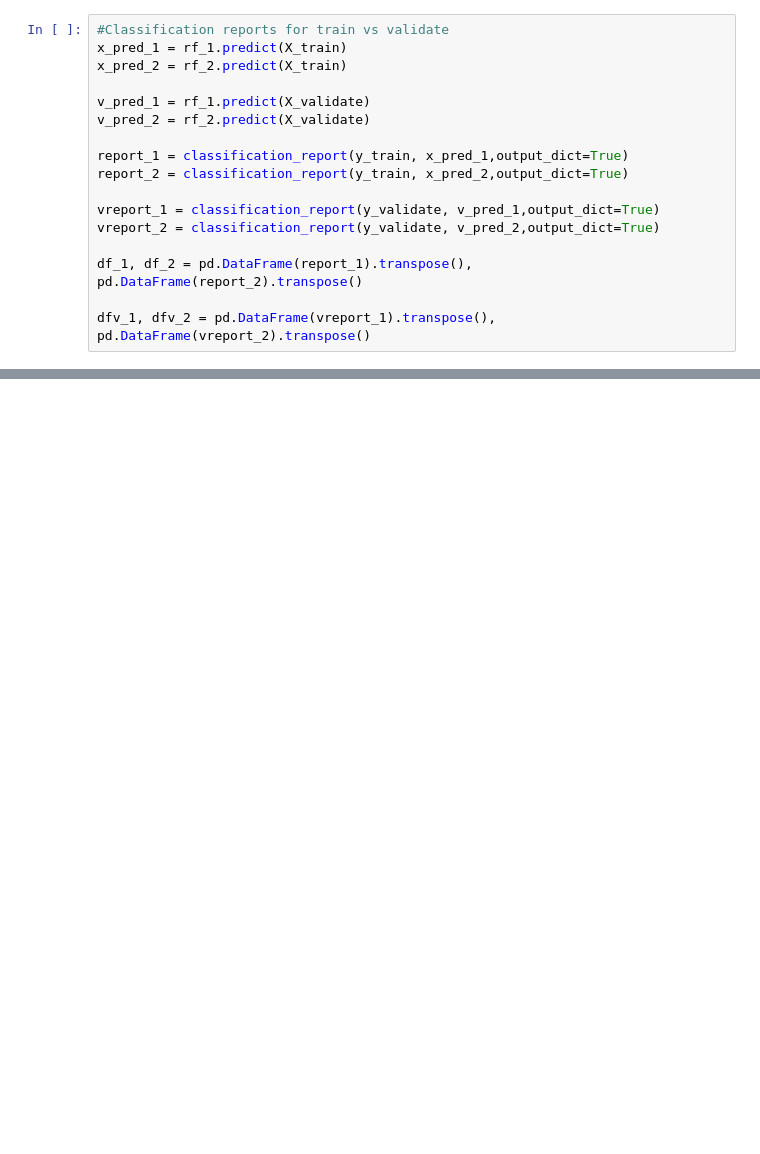
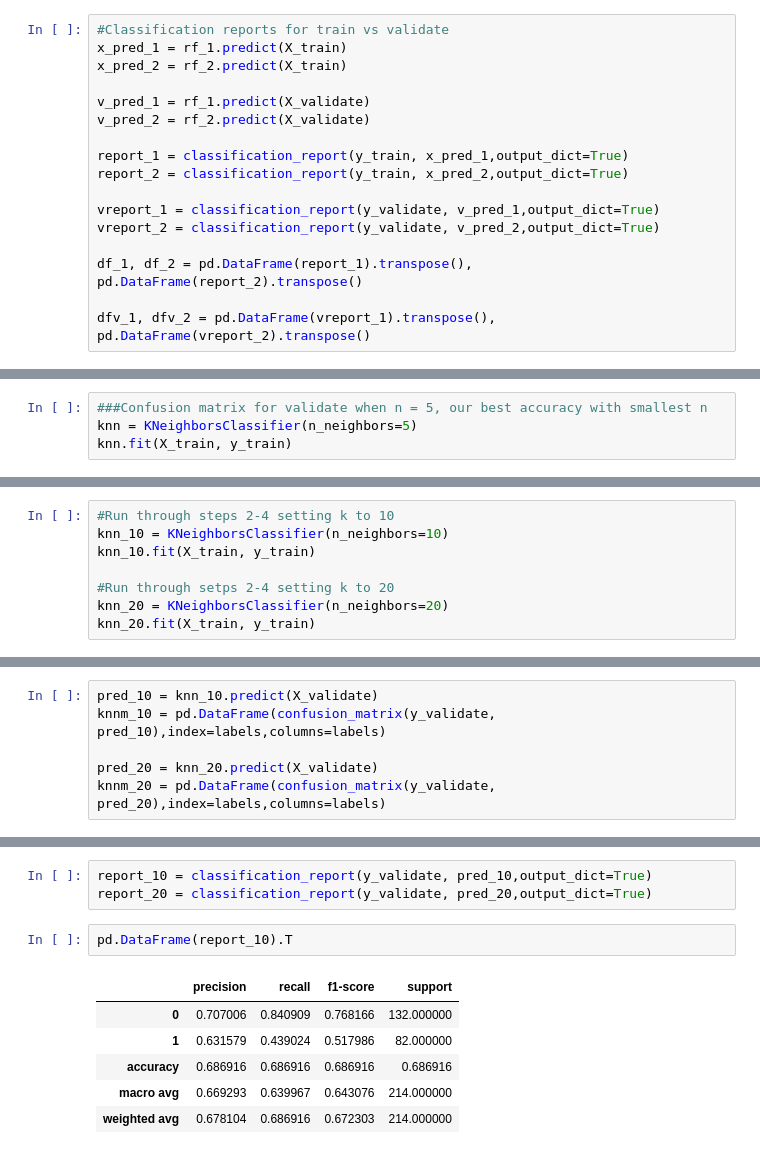
Before and after one commit to carterrxavier/classification-exercises, a Jupyter notebook: model.ipynb, the cells around one changed output, grey strips where cells are left out. Drawn from its saved outputs; the diff is of its cells as text; blank space fills up the shorter version.

```diff
--- a/model.ipynb
+++ b/model.ipynb
@@ -358,0 +427,4 @@ dfv_1, dfv_2
+# %%
+###Confusion matrix for validate when n = 5, our best accuracy with smallest n
+knn = KNeighborsClassifier(n_neighbors=5)
+knn.fit(X_train, y_train)
@@ -358,0 +460,8 @@ dfv_1, dfv_2
+# %%
+#Run through steps 2-4 setting k to 10
+knn_10 = KNeighborsClassifier(n_neighbors=10)
+knn_10.fit(X_train, y_train)
+
+#Run through setps 2-4 setting k to 20
+knn_20 = KNeighborsClassifier(n_neighbors=20)
+knn_20.fit(X_train, y_train)
@@ -358,0 +470,6 @@ dfv_1, dfv_2
+# %%
+pred_10 = knn_10.predict(X_validate)
+knnm_10 = pd.DataFrame(confusion_matrix(y_validate, pred_10),index=labels,columns=labels)
+
+pred_20 = knn_20.predict(X_validate)
+knnm_20 = pd.DataFrame(confusion_matrix(y_validate, pred_20),index=labels,columns=labels)
@@ -358,0 +513,12 @@ dfv_1, dfv_2
+# %%
+report_10 = classification_report(y_validate, pred_10,output_dict=True)
+report_20 = classification_report(y_validate, pred_20,output_dict=True)
+# %%
+pd.DataFrame(report_10).T
+# %% [output]
+|  | precision | recall | f1-score | support |
+| 0 | 0.707006 | 0.840909 | 0.768166 | 132.000000 |
+| 1 | 0.631579 | 0.439024 | 0.517986 | 82.000000 |
+| accuracy | 0.686916 | 0.686916 | 0.686916 | 0.686916 |
+| macro avg | 0.669293 | 0.639967 | 0.643076 | 214.000000 |
+| weighted avg | 0.678104 | 0.686916 | 0.672303 | 214.000000 |
```
Also changed, not shown: parts of 26 cells of this notebook.
